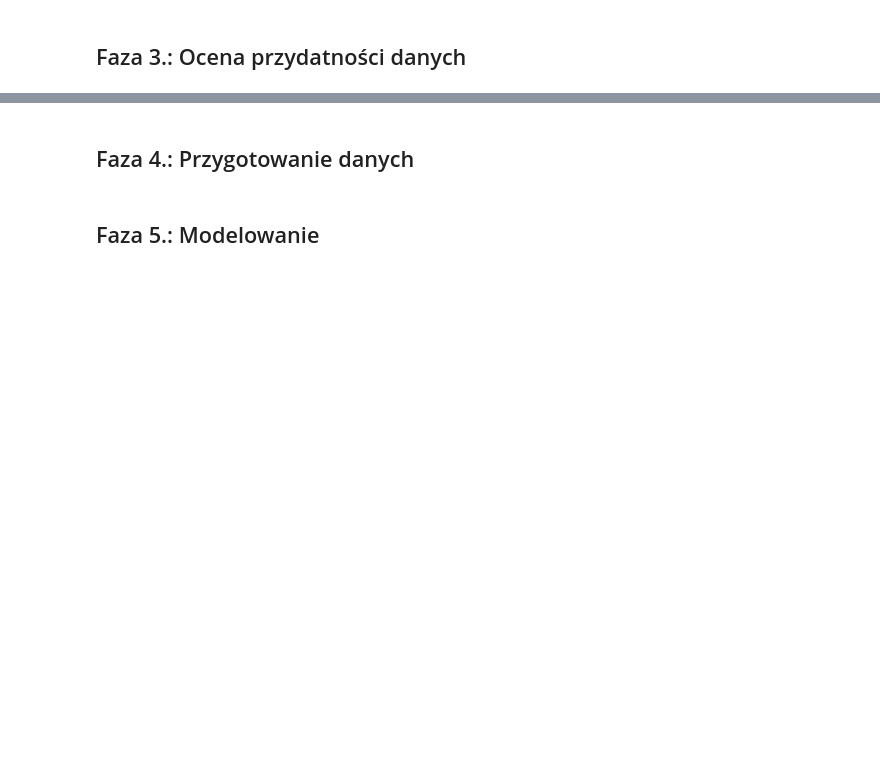
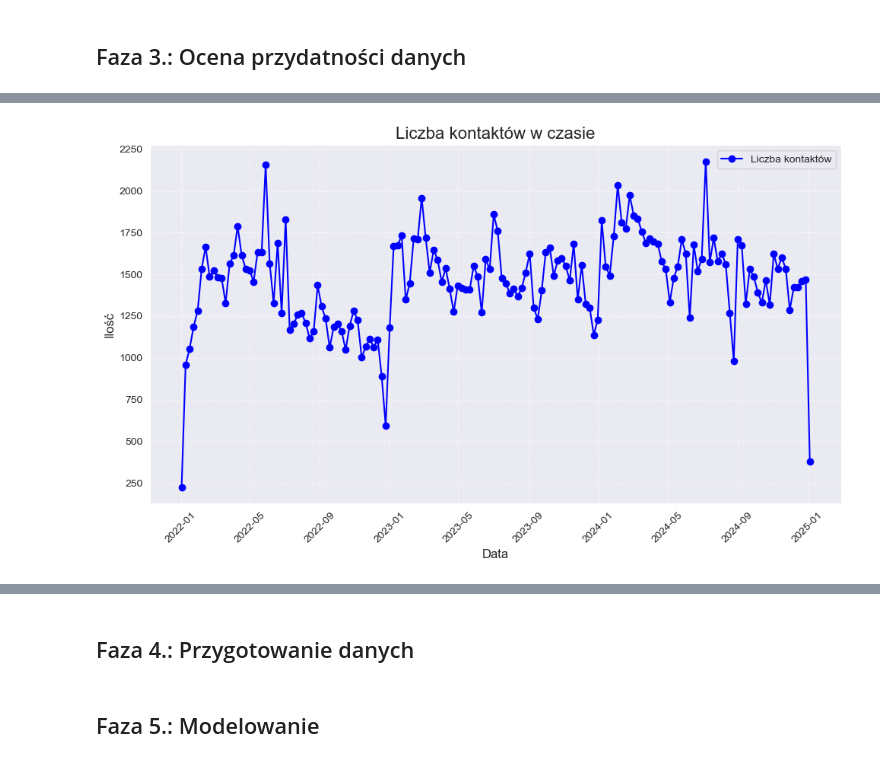
Before and after one commit to s20131/chicago-crimes, a Jupyter notebook: chicago-crimes.ipynb, the cells around one changed output, grey strips where cells are left out. Cells and saved outputs as stored; diff of their text form; code cells hidden in the pictures; blank space fills up the shorter version.

```diff
--- a/chicago-crimes.ipynb
+++ b/chicago-crimes.ipynb
@@ -200,3 +258,22 @@ plt.show()
+# %%
+df['CONTACT_DATE'] = pd.to_datetime(df['CONTACT_DATE'], format = '%d-%b-%Y %H:%M')
+grouped = df.groupby(pd.Grouper(key = 'CONTACT_DATE', freq = 'W')).size().reset_index(name = 'Count')
+
+plt.figure(figsize = (10, 6))
+plt.plot(grouped['CONTACT_DATE'], grouped['Count'], marker = 'o', linestyle = '-', color = 'b',
+         label = 'Liczba kontaktów')
+
+plt.title('Liczba kontaktów w czasie', fontsize = 16)
+plt.xlabel('Data', fontsize = 12)
+plt.ylabel('Ilość', fontsize = 12)
+plt.grid(visible = True, linestyle = '--', alpha = 0.6)
+plt.legend()
+plt.xticks(rotation = 45)
+plt.tight_layout()
+
+plt.show()
+# %% [output]
+[figure, added]
 # %%
 df['AGE'].value_counts()
 # %% [output]
```
Also changed, not shown: parts of 26 cells of this notebook.
